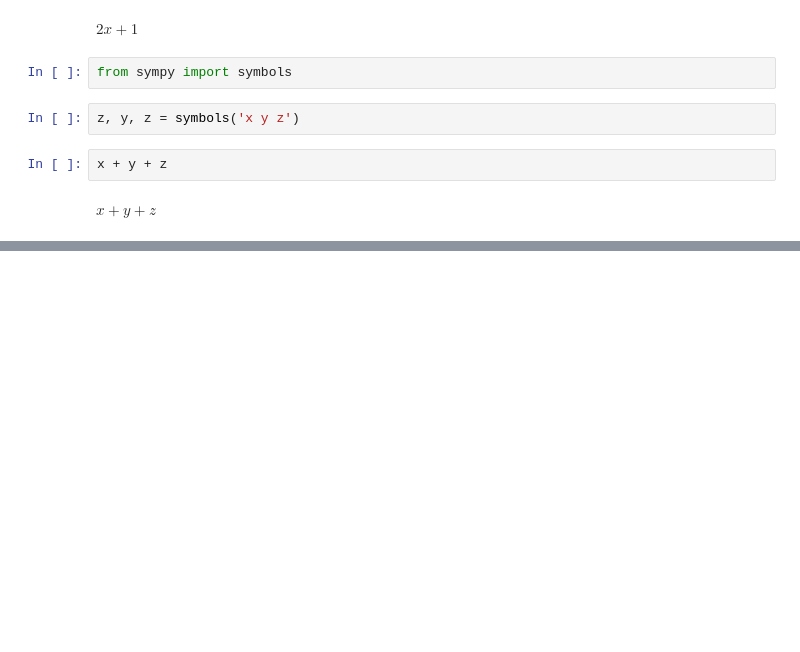
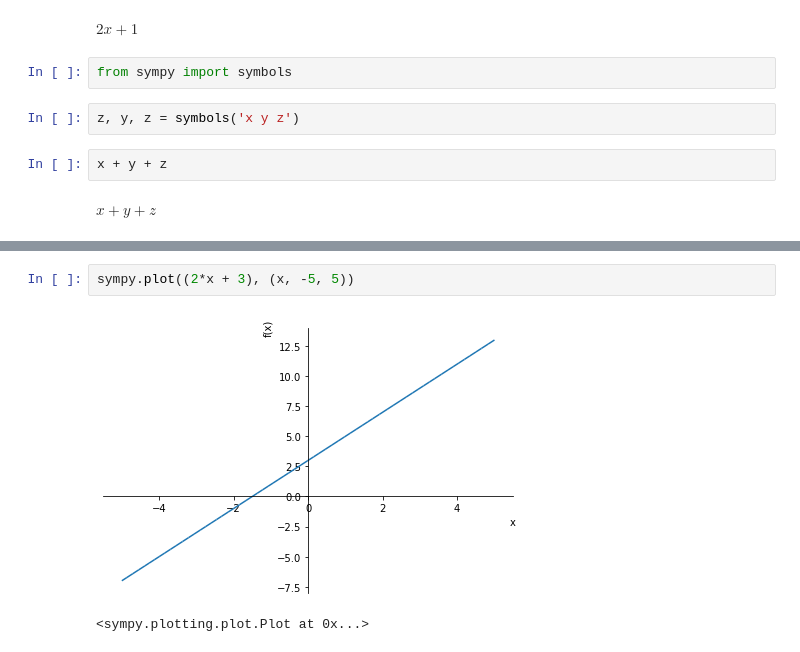
Before and after one commit to ferreiramr/livroDoingMathWithPython_AmitSaha, a Jupyter notebook: chapter04_AlgebraAndSymbolicMathWithSympy.ipynb, the cells around one changed output, grey strips where cells are left out. Cells and saved outputs as stored; diff of their text form; blank space fills up the shorter version.

```diff
--- a/chapter04_AlgebraAndSymbolicMathWithSympy.ipynb
+++ b/chapter04_AlgebraAndSymbolicMathWithSympy.ipynb
@@ -18,0 +319,5 @@ $\displaystyle x + y + z$
+# %%
+sympy.plot((2*x + 3), (x, -5, 5))
+# %% [output]
+[figure, added]
+<sympy.plotting.plot.Plot at 0x...>
```
Also changed, not shown: parts of 100 cells of this notebook, 1 other file.
